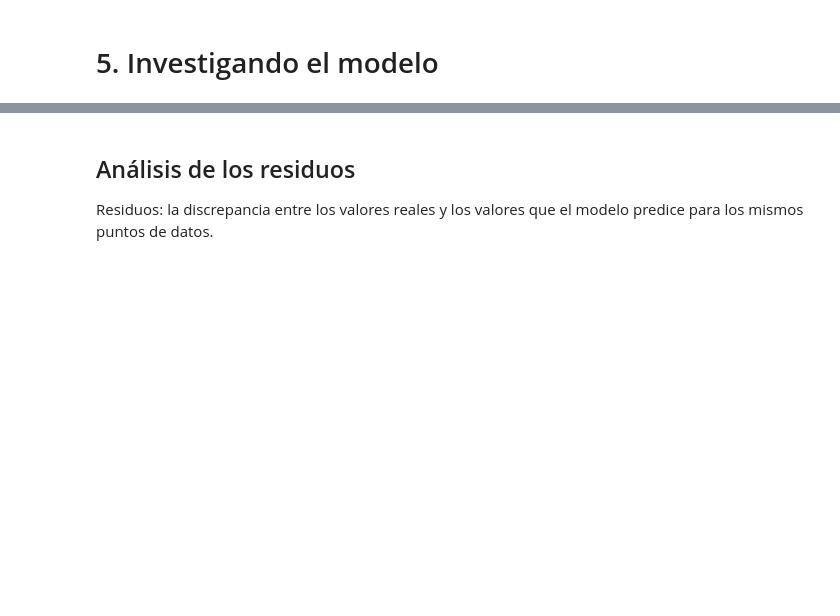
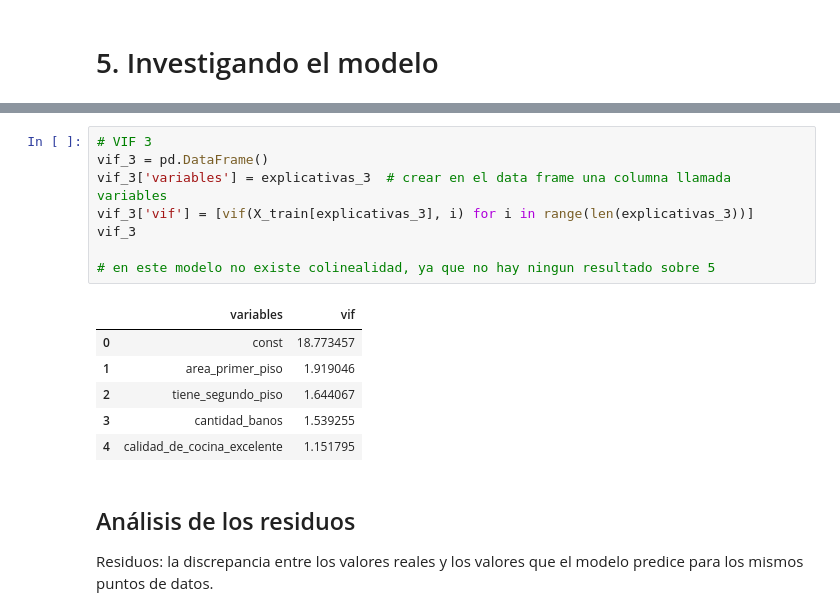
Before and after one commit to Nataliahfk/estadistica_python, a Jupyter notebook: precios_de_inmuebles_regresion_lineal.ipynb, the cells around one changed output, grey strips where cells are left out. Drawn from its saved outputs; the diff is of its cells as text; blank space fills up the shorter version.

```diff
--- a/precios_de_inmuebles_regresion_lineal.ipynb
+++ b/precios_de_inmuebles_regresion_lineal.ipynb
@@ -720,3 +745,18 @@ Cuando dos o más cosas que estás intentando estudiar son tan parecidas que es
+# %%
+# VIF 3
+vif_3 = pd.DataFrame()
+vif_3['variables'] = explicativas_3  # crear en el data frame una columna llamada variables
+vif_3['vif'] = [vif(X_train[explicativas_3], i) for i in range(len(explicativas_3))]
+vif_3
+
+# en este modelo no existe colinealidad, ya que no hay ningun resultado sobre 5
+# %% [output]
+|  | variables | vif |
+| 0 | const | 18.773457 |
+| 1 | area_primer_piso | 1.919046 |
+| 2 | tiene_segundo_piso | 1.644067 |
+| 3 | cantidad_banos | 1.539255 |
+| 4 | calidad_de_cocina_excelente | 1.151795 |
 # %% [markdown]
 ## Análisis de los residuos
 
```
Also changed, not shown: parts of 7 cells of this notebook.
